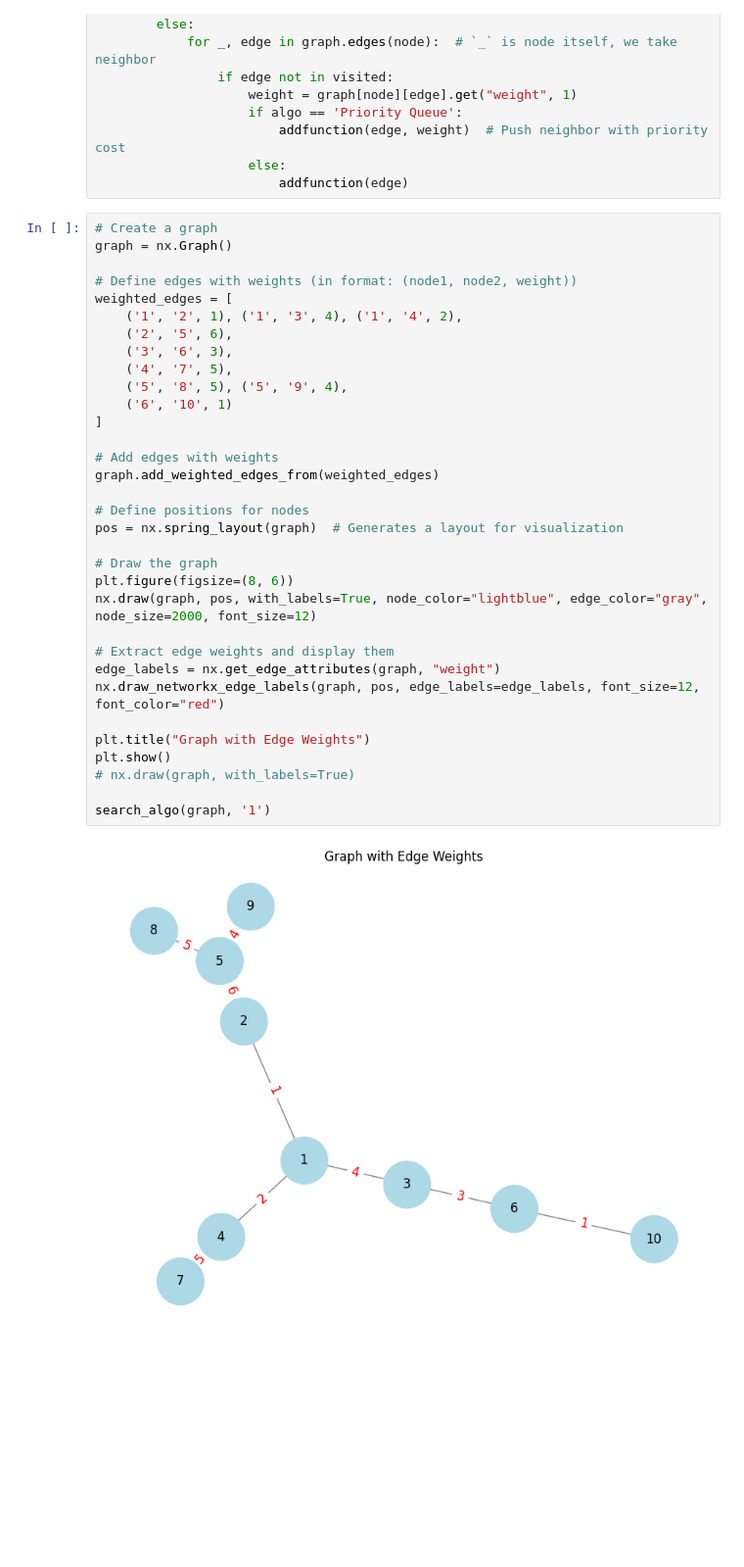
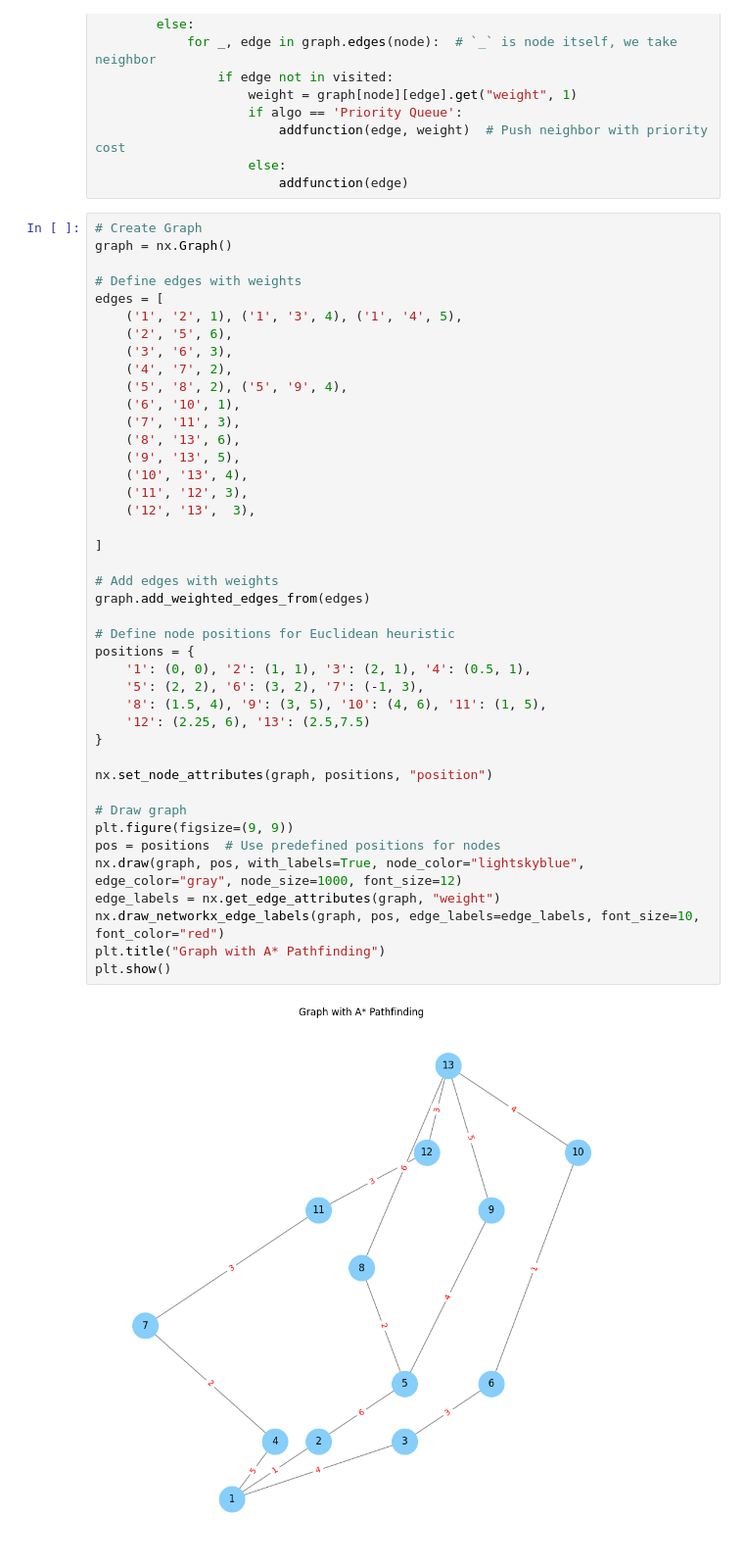
Before and after one commit to Ave04/Graph-Algorithms, a Jupyter notebook: GeneralAlgo.ipynb, the cells around one changed output. Shown: that part at 98% size. Cells and saved outputs as stored; diff of their text form; blank space fills up the shorter version.

```diff
--- a/GeneralAlgo.ipynb
+++ b/GeneralAlgo.ipynb
@@ -48,37 +94,46 @@ def search_algo(graph, start_node, algo='Priority Queue', goal='9'):
                     else:
                         addfunction(edge)
 # %%
-# Create a graph
+# Create Graph
 graph = nx.Graph()
 
-# Define edges with weights (in format: (node1, node2, weight))
-weighted_edges = [
-    ('1', '2', 1), ('1', '3', 4), ('1', '4', 2),
+# Define edges with weights
+edges = [
+    ('1', '2', 1), ('1', '3', 4), ('1', '4', 5),
     ('2', '5', 6),
     ('3', '6', 3),
-    ('4', '7', 5),
-    ('5', '8', 5), ('5', '9', 4),
-    ('6', '10', 1)
+    ('4', '7', 2),
+    ('5', '8', 2), ('5', '9', 4),
+    ('6', '10', 1),
+    ('7', '11', 3),
+    ('8', '13', 6),
+    ('9', '13', 5),
+    ('10', '13', 4),
+    ('11', '12', 3),
+    ('12', '13',  3),
+
 ]
 
 # Add edges with weights
-graph.add_weighted_edges_from(weighted_edges)
+graph.add_weighted_edges_from(edges)
 
-# Define positions for nodes
-pos = nx.spring_layout(graph)  # Generates a layout for visualization
+# Define node positions for Euclidean heuristic
+positions = {
+    '1': (0, 0), '2': (1, 1), '3': (2, 1), '4': (0.5, 1),
+    '5': (2, 2), '6': (3, 2), '7': (-1, 3),
+    '8': (1.5, 4), '9': (3, 5), '10': (4, 6), '11': (1, 5),
+    '12': (2.25, 6), '13': (2.5,7.5)
+}
 
-# Draw the graph
-plt.figure(figsize=(8, 6))
-nx.draw(graph, pos, with_labels=True, node_color="lightblue", edge_color="gray", node_size=2000, font_size=12)
+nx.set_node_attributes(graph, positions, "position")
 
-# Extract edge weights and display them
+# Draw graph
+plt.figure(figsize=(9, 9))
+pos = positions  # Use predefined positions for nodes
+nx.draw(graph, pos, with_labels=True, node_color="lightskyblue", edge_color="gray", node_size=1000, font_size=12)
 edge_labels = nx.get_edge_attributes(graph, "weight")
-nx.draw_networkx_edge_labels(graph, pos, edge_labels=edge_labels, font_size=12, font_color="red")
-
-plt.title("Graph with Edge Weights")
+nx.draw_networkx_edge_labels(graph, pos, edge_labels=edge_labels, font_size=10, font_color="red")
+plt.title("Graph with A* Pathfinding")
 plt.show()
-# nx.draw(graph, with_labels=True)
-
-search_algo(graph, '1')
 # %% [output]
-[figure, old version]
+[figure, new version]
```
Also changed, not shown: parts of 5 cells of this notebook.
